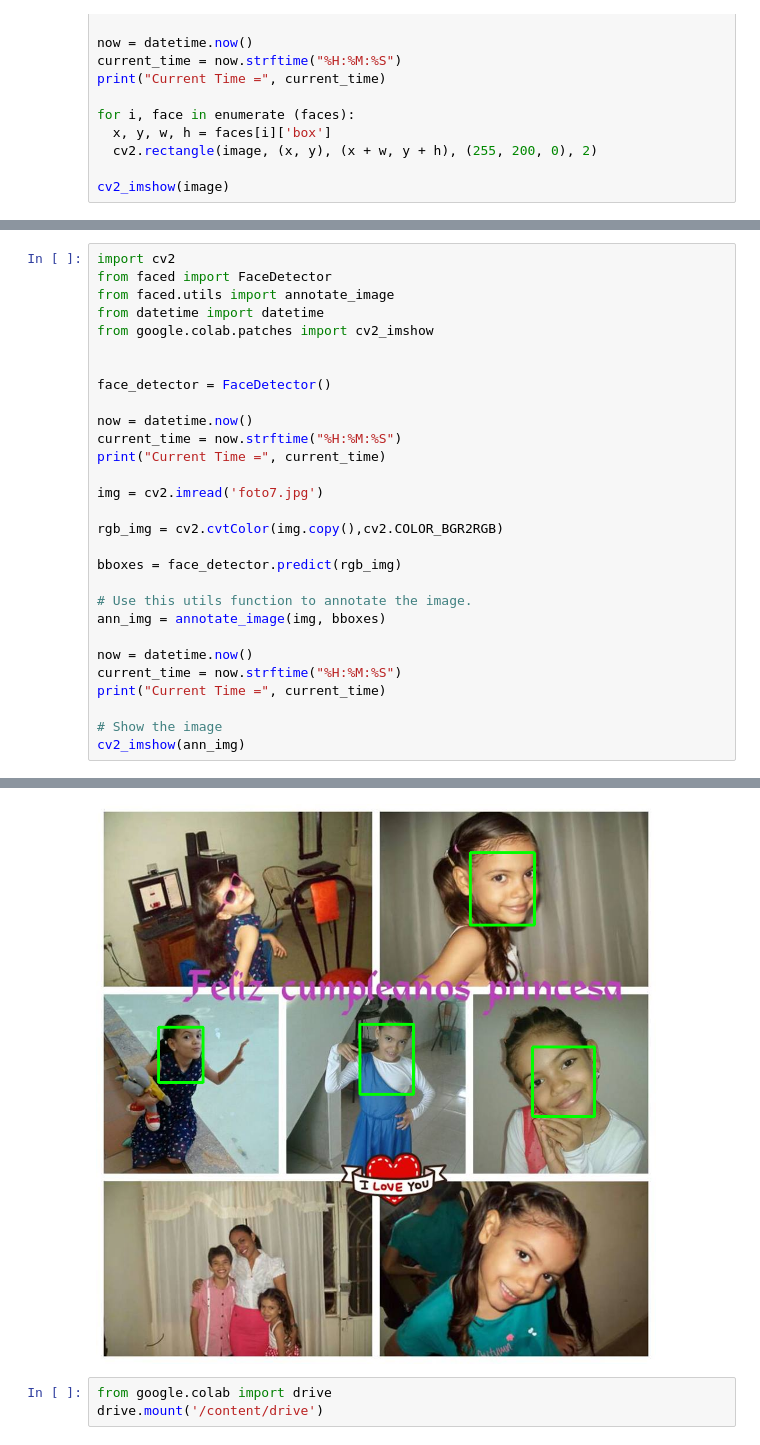
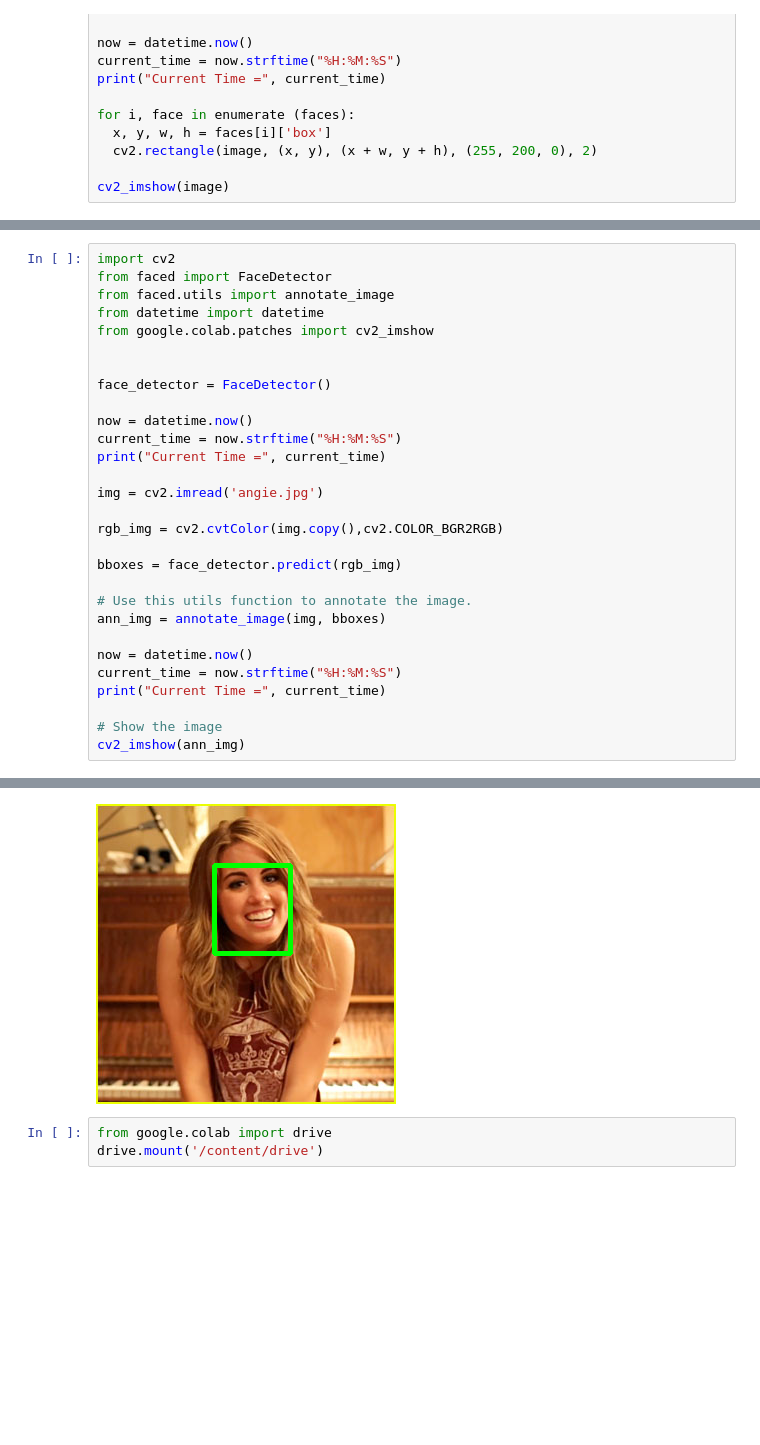
Before and after one commit to calcoach/facialrecognition, a Jupyter notebook: MTCNN.ipynb, the cells around one changed output, grey strips where cells are left out. Drawn from its saved outputs; the diff is of its cells as text; blank space fills up the shorter version.

```diff
--- a/MTCNN.ipynb
+++ b/MTCNN.ipynb
@@ -87,7 +87,7 @@ now = datetime.now()
 current_time = now.strftime("%H:%M:%S")
 print("Current Time =", current_time)
 
-img = cv2.imread('foto7.jpg')
+img = cv2.imread('angie.jpg')
 
 rgb_img = cv2.cvtColor(img.copy(),cv2.COLOR_BGR2RGB)
 
@@ -108,4 +116,4 @@ Current Time = 23:05:47
-[figure, old version]
+[figure, new version]
 # %%
 from google.colab import drive
 drive.mount('/content/drive')
```
Also changed, not shown: parts of 2 cells of this notebook.
